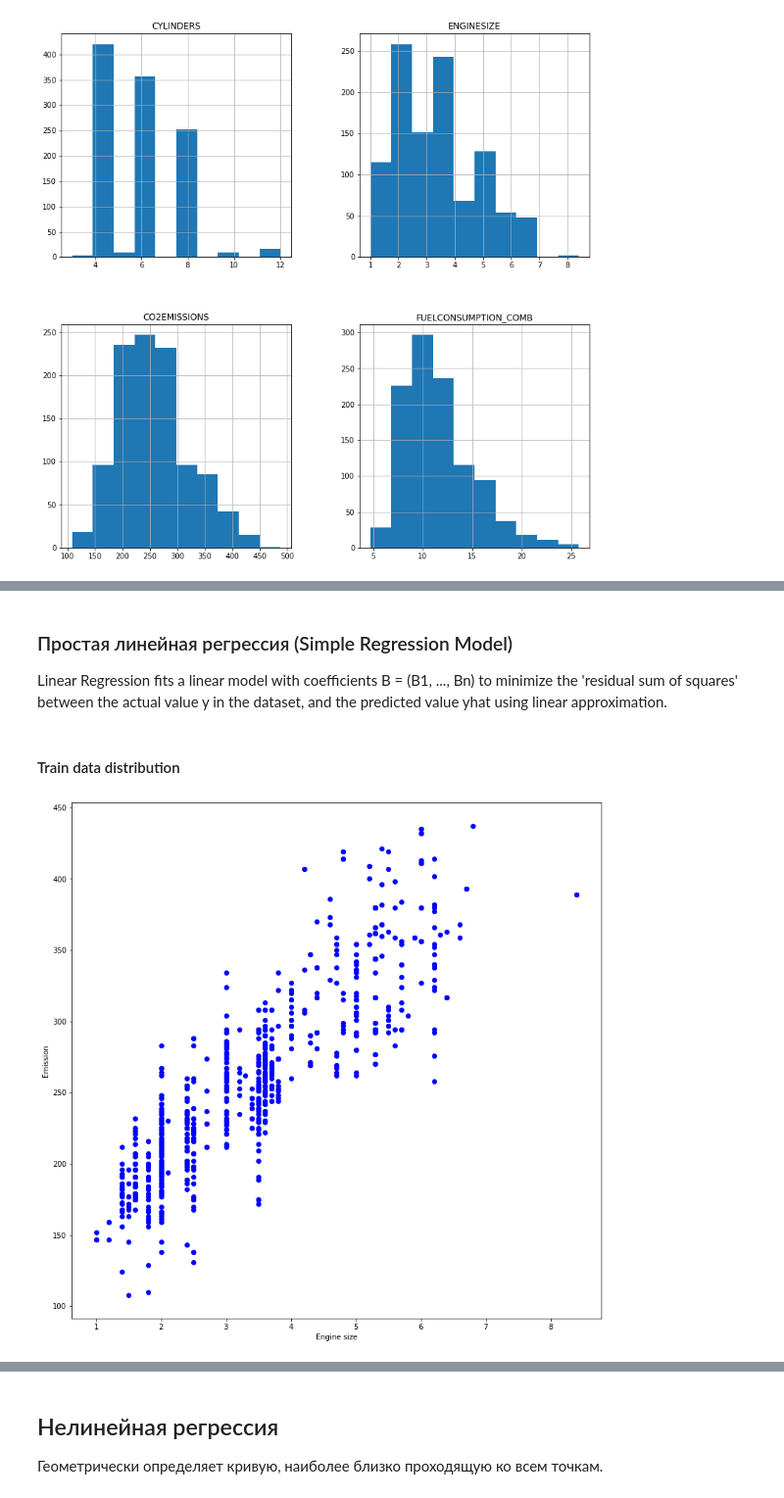
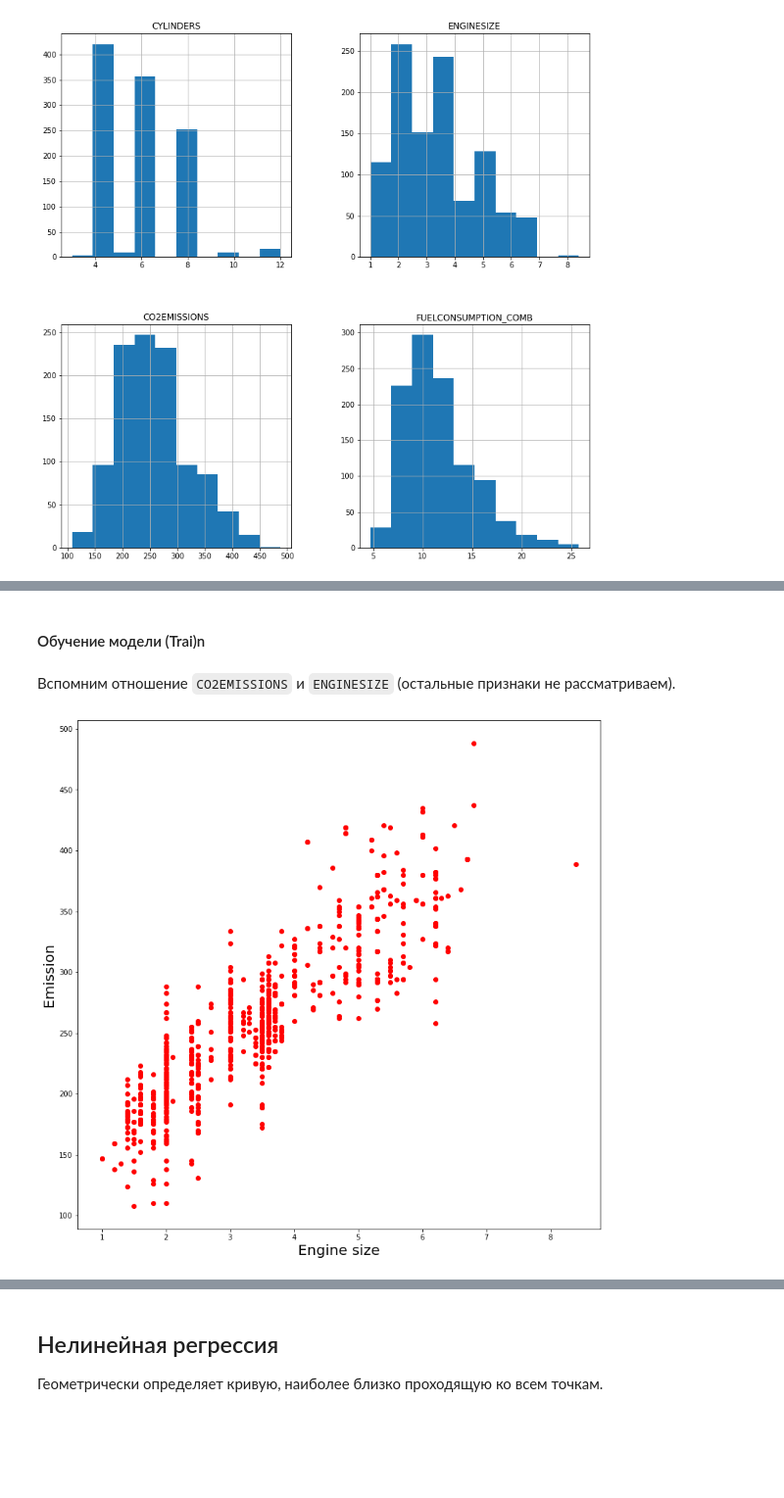
Before and after one commit to ryndovaira-org/data_science_lectures, a Jupyter notebook: 3_2_modeling_ml/3_1_1_regression/1_regression.ipynb, the cells around one changed output, grey strips where cells are left out. Shown: that part at 98% size. Cells and saved outputs as stored; diff of their text form; code cells hidden in the pictures; blank space fills up the shorter version.

```diff
--- a/3_2_modeling_ml/3_1_1_regression/1_regression.ipynb
+++ b/3_2_modeling_ml/3_1_1_regression/1_regression.ipynb
@@ -216 +211,3 @@ Lets split our dataset into train and test sets, 80% of the entire data for trai
+# %% [markdown]
+#### Обучение модели (Trai)n
 # %%
@@ -217,16 +215,12 @@ Lets split our dataset into train and test sets, 80% of the entire data for trai
 msk = np.random.rand(len(df)) < 0.8
 train = cdf[msk]
 test = cdf[~msk]
-# %% [markdown]
-### Простая линейная регрессия (Simple Regression Model)
-
-Linear Regression fits a linear model with coefficients B = (B1, ..., Bn) to minimize the 'residual sum of squares' between the actual value y in the dataset, and the predicted value yhat using linear approximation.
-# %% [markdown]
-#### Train data distribution
+# %% [markdown]
+Вспомним отношение `CO2EMISSIONS` и `ENGINESIZE` (остальные признаки не рассматриваем).
 # %%
-plt.scatter(train.ENGINESIZE, train.CO2EMISSIONS,  color='blue')
-plt.xlabel("Engine size")
-plt.ylabel("Emission")
+plt.scatter(train.ENGINESIZE, train.CO2EMISSIONS,  color='red')
+plt.xlabel("Engine size", fontsize=20)
+plt.ylabel("Emission", fontsize=20)
 plt.show()
 # %% [output]
-[figure, old version]
+[figure, new version]
```
Also changed, not shown: parts of 23 cells of this notebook, 6 other files.
